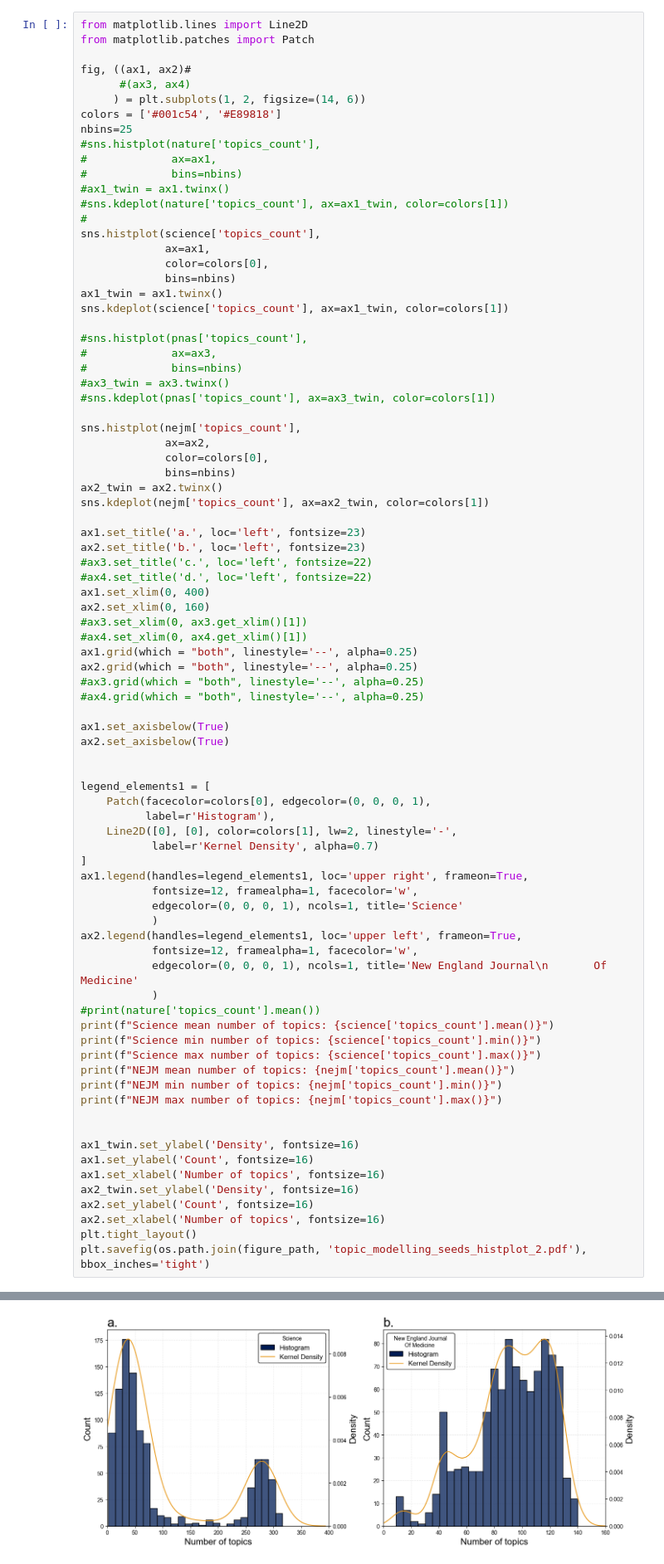
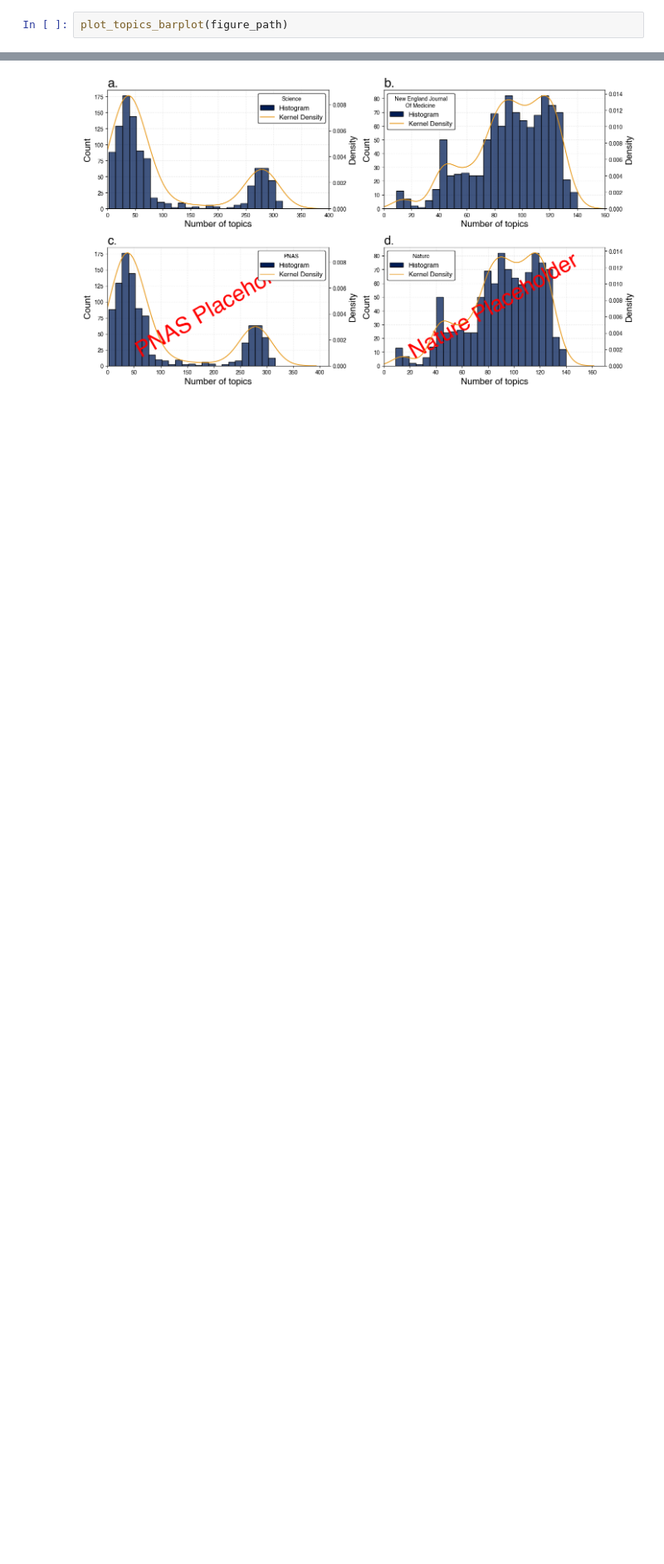
Before and after one commit to crahal/seeds, a Jupyter notebook: src/visualisation_notebook.ipynb, the cells around one changed output, grey strips where cells are left out. Shown at 83% size. Drawn from its saved outputs; the diff is of its cells as text; blank space fills up the shorter version.

```diff
--- a/src/visualisation_notebook.ipynb
+++ b/src/visualisation_notebook.ipynb
@@ -203,86 +96,5 @@ plt.show()
 # %%
-from matplotlib.lines import Line2D
-from matplotlib.patches import Patch
-
-fig, ((ax1, ax2)#
-      #(ax3, ax4)
-     ) = plt.subplots(1, 2, figsize=(14, 6))
-colors = ['#001c54', '#E89818']
-nbins=25
-#sns.histplot(nature['topics_count'],
-#             ax=ax1,
-#             bins=nbins)
-#ax1_twin = ax1.twinx()
-#sns.kdeplot(nature['topics_count'], ax=ax1_twin, color=colors[1])
-#
-sns.histplot(science['topics_count'],
-             ax=ax1,
-             color=colors[0],
-             bins=nbins)
-ax1_twin = ax1.twinx()
-sns.kdeplot(science['topics_count'], ax=ax1_twin, color=colors[1])
-
-#sns.histplot(pnas['topics_count'],
-#             ax=ax3,
-#             bins=nbins)
-#ax3_twin = ax3.twinx()
-#sns.kdeplot(pnas['topics_count'], ax=ax3_twin, color=colors[1])
-
-sns.histplot(nejm['topics_count'],
-             ax=ax2,
-             color=colors[0],
-             bins=nbins)
-ax2_twin = ax2.twinx()
-sns.kdeplot(nejm['topics_count'], ax=ax2_twin, color=colors[1])
-
-ax1.set_title('a.', loc='left', fontsize=23)
-ax2.set_title('b.', loc='left', fontsize=23)
-#ax3.set_title('c.', loc='left', fontsize=22)
-#ax4.set_title('d.', loc='left', fontsize=22)
-ax1.set_xlim(0, 400)
-ax2.set_xlim(0, 160)
-#ax3.set_xlim(0, ax3.get_xlim()[1])
-#ax4.set_xlim(0, ax4.get_xlim()[1])
-ax1.grid(which = "both", linestyle='--', alpha=0.25)
-ax2.grid(which = "both", linestyle='--', alpha=0.25)
-#ax3.grid(which = "both", linestyle='--', alpha=0.25)
-#ax4.grid(which = "both", linestyle='--', alpha=0.25)
-
-ax1.set_axisbelow(True)
-ax2.set_axisbelow(True)
-
-
-legend_elements1 = [
-    Patch(facecolor=colors[0], edgecolor=(0, 0, 0, 1),
-          label=r'Histogram'),
-    Line2D([0], [0], color=colors[1], lw=2, linestyle='-',
-           label=r'Kernel Density', alpha=0.7)
-]
-ax1.legend(handles=legend_elements1, loc='upper right', frameon=True,
-           fontsize=12, framealpha=1, facecolor='w',
-           edgecolor=(0, 0, 0, 1), ncols=1, title='Science'
-           )
-ax2.legend(handles=legend_elements1, loc='upper left', frameon=True,
-           fontsize=12, framealpha=1, facecolor='w',
-           edgecolor=(0, 0, 0, 1), ncols=1, title='New England Journal\n       Of Medicine'
-           )
-#print(nature['topics_count'].mean())
-print(f"Science mean number of topics: {science['topics_count'].mean()}")
-print(f"Science min number of topics: {science['topics_count'].min()}")
-print(f"Science max number of topics: {science['topics_count'].max()}")
-print(f"NEJM mean number of topics: {nejm['topics_count'].mean()}")
-print(f"NEJM min number of topics: {nejm['topics_count'].min()}")
-print(f"NEJM max number of topics: {nejm['topics_count'].max()}")
-
-
-ax1_twin.set_ylabel('Density', fontsize=16)
-ax1.set_ylabel('Count', fontsize=16)
-ax1.set_xlabel('Number of topics', fontsize=16)
-ax2_twin.set_ylabel('Density', fontsize=16)
-ax2.set_ylabel('Count', fontsize=16)
-ax2.set_xlabel('Number of topics', fontsize=16)
-plt.tight_layout()
-plt.savefig(os.path.join(figure_path, 'topic_modelling_seeds_histplot_2.pdf'), bbox_inches='tight')
+plot_topics_barplot(figure_path)
 # %% [output]
 Science mean number of topics: 98.931
 Science min number of topics: 2
@@ -293 +111 @@ NEJM max number of topics: 140.0
-[figure, old version]
+[figure, new version]
```
Also changed, not shown: parts of 18 cells of this notebook, 2 other files.
